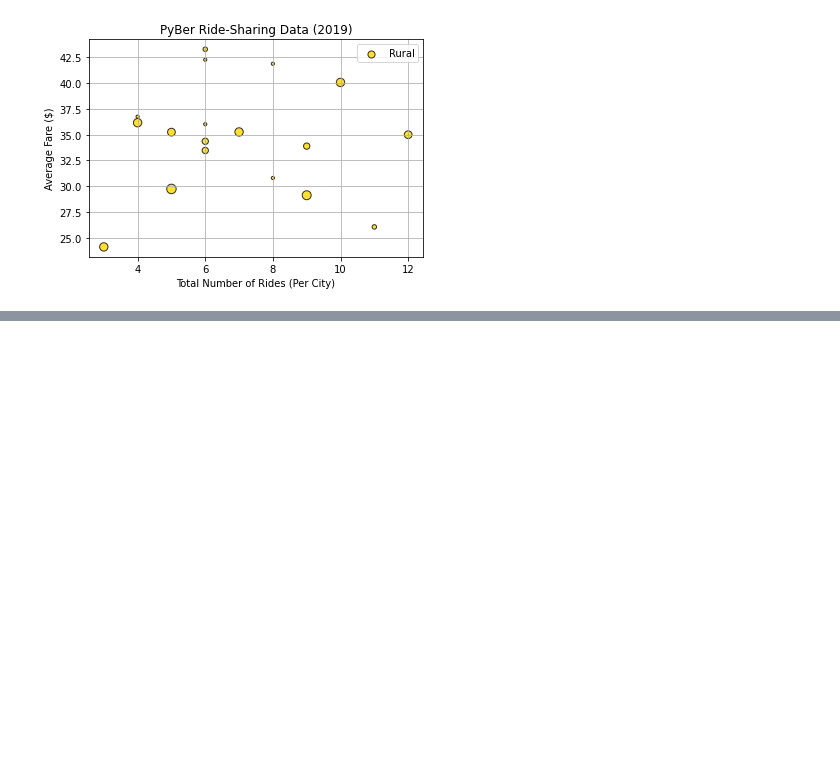
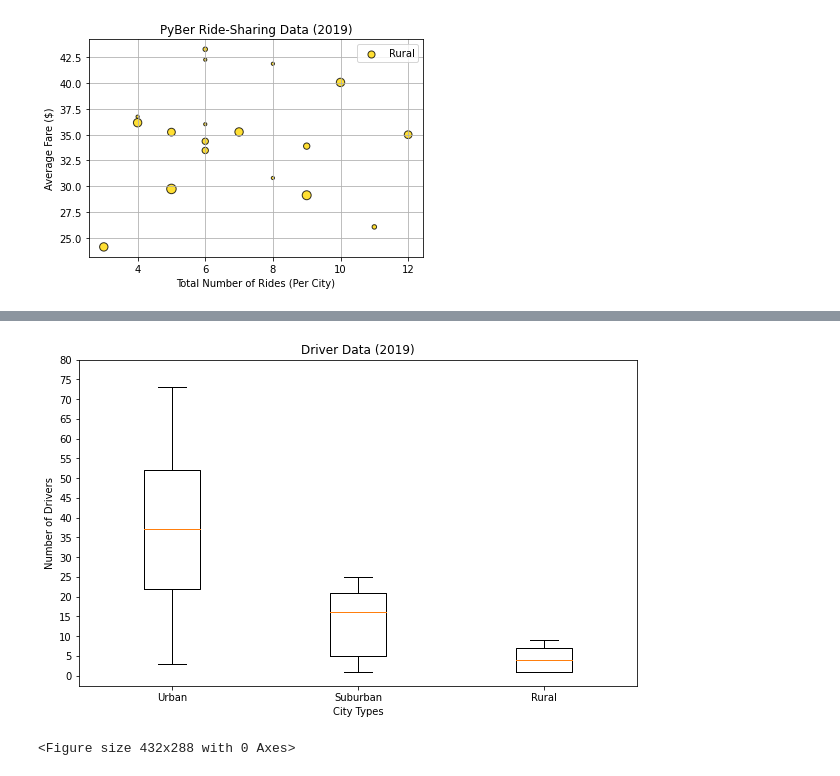
Before and after one commit to yikesbadatnames/PyBer_Analysis, a Jupyter notebook: PyBer.ipynb, the cells around one changed output, grey strips where cells are left out. Cells and saved outputs as stored; diff of their text form; code cells hidden in the pictures; blank space fills up the shorter version.

```diff
--- a/PyBer.ipynb
+++ b/PyBer.ipynb
@@ -205,0 +383,15 @@ plt.show()
+# %%
+# Box and whiskers for driver count
+x_labels = ["Urban", "Suburban","Rural"]
+driver_data = [urban_drivers, suburban_drivers, rural_drivers]
+fig, ax = plt.subplots(figsize = (10,6))
+ax.boxplot(driver_data, labels = x_labels)
+ax.set_title("Driver Data (2019)")
+ax.set_ylabel("Number of Drivers")
+ax.set_xlabel("City Types")
+ax.set_yticks(np.arange(0,81, step = 5.0))
+plt.show()
+plt.savefig("analysis/Fig4.png", edgecolor = 'w')
+# %% [output]
+[figure, added]
+<Figure size 432x288 with 0 Axes>
```
Also changed, not shown: parts of 15 cells of this notebook.
